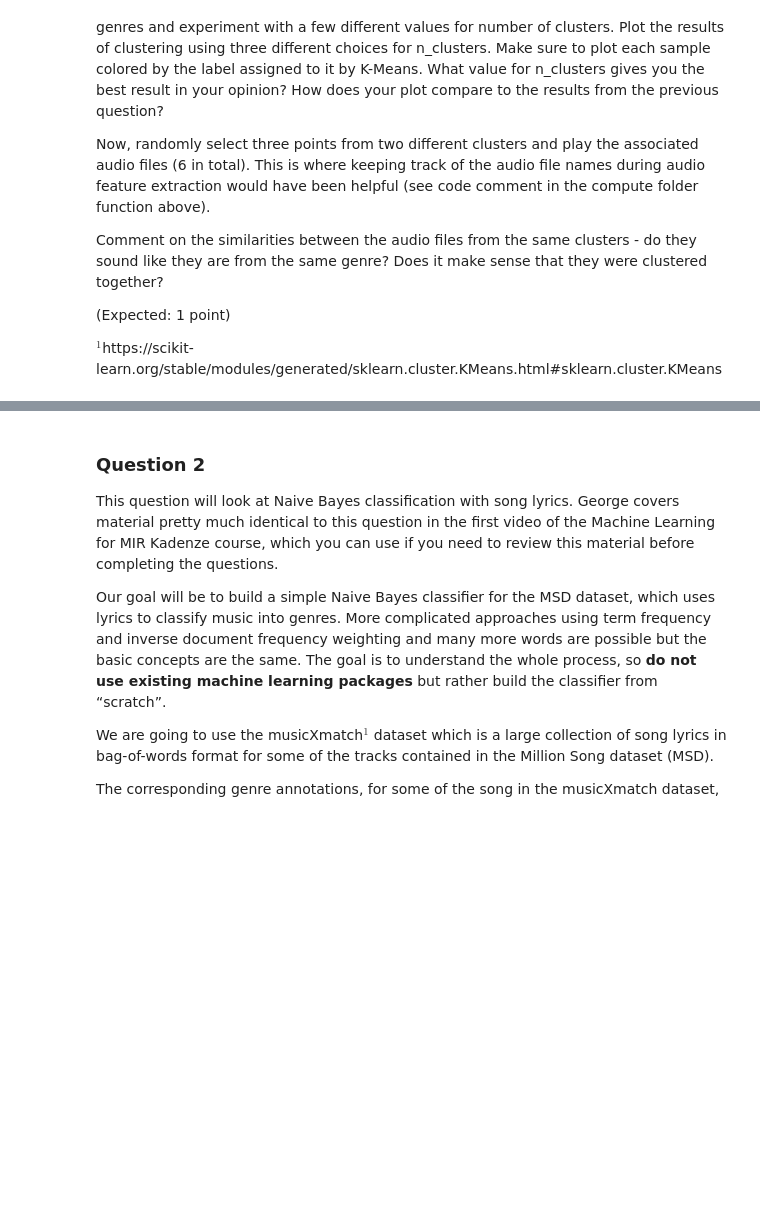
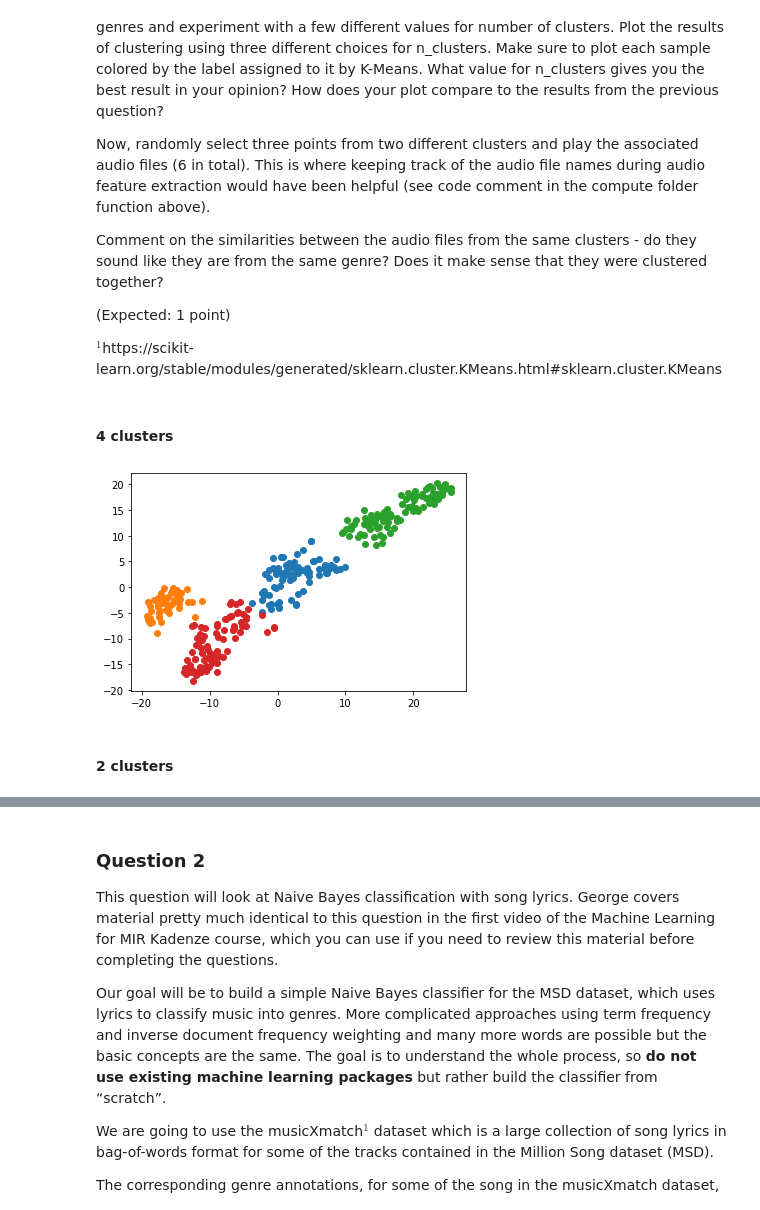
Before and after one commit to vnctptr/SENG480B-A4, a Jupyter notebook: Assignment 4 - Template.ipynb, the cells around one changed output, grey strips where cells are left out. Saved outputs shown, nothing was run; the diff lists cells and outputs as text; code cells hidden in the pictures; blank space fills up the shorter version.

```diff
--- a/Assignment 4 - Template.ipynb
+++ b/Assignment 4 - Template.ipynb
@@ -324,3 +375,7 @@ Comment on the similarities between the audio files from the same clusters - do
 (Expected: 1 point)
 
 $^1$https://scikit-learn.org/stable/modules/generated/sklearn.cluster.KMeans.html#sklearn.cluster.KMeans
+# %% [markdown]
+#### 4 clusters
+# %%
+kmeans = KMeans(n_clusters=4).fit(X_embedded)
@@ -326,0 +406,11 @@ $^1$https://scikit-learn.org/stable/modules/generated/sklearn.cluster.KMeans.htm
+# %%
+plt.scatter(X_a.T[0], X_a.T[1])
+plt.scatter(X_b.T[0], X_b.T[1])
+plt.scatter(X_c.T[0], X_c.T[1])
+plt.scatter(X_d.T[0], X_d.T[1])
+
+plt.show()
+# %% [output]
+[figure, added]
+# %% [markdown]
+#### 2 clusters
```
Also changed, not shown: parts of 41 cells of this notebook, 17 other files.
